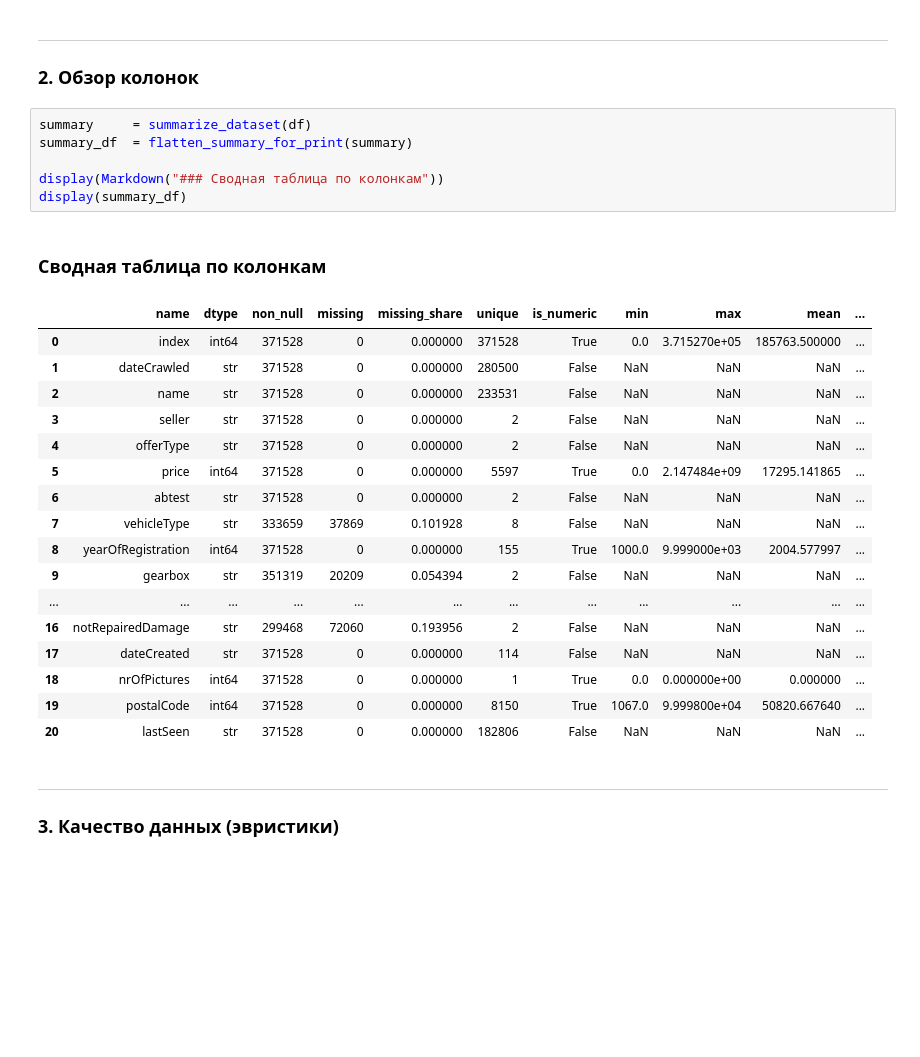
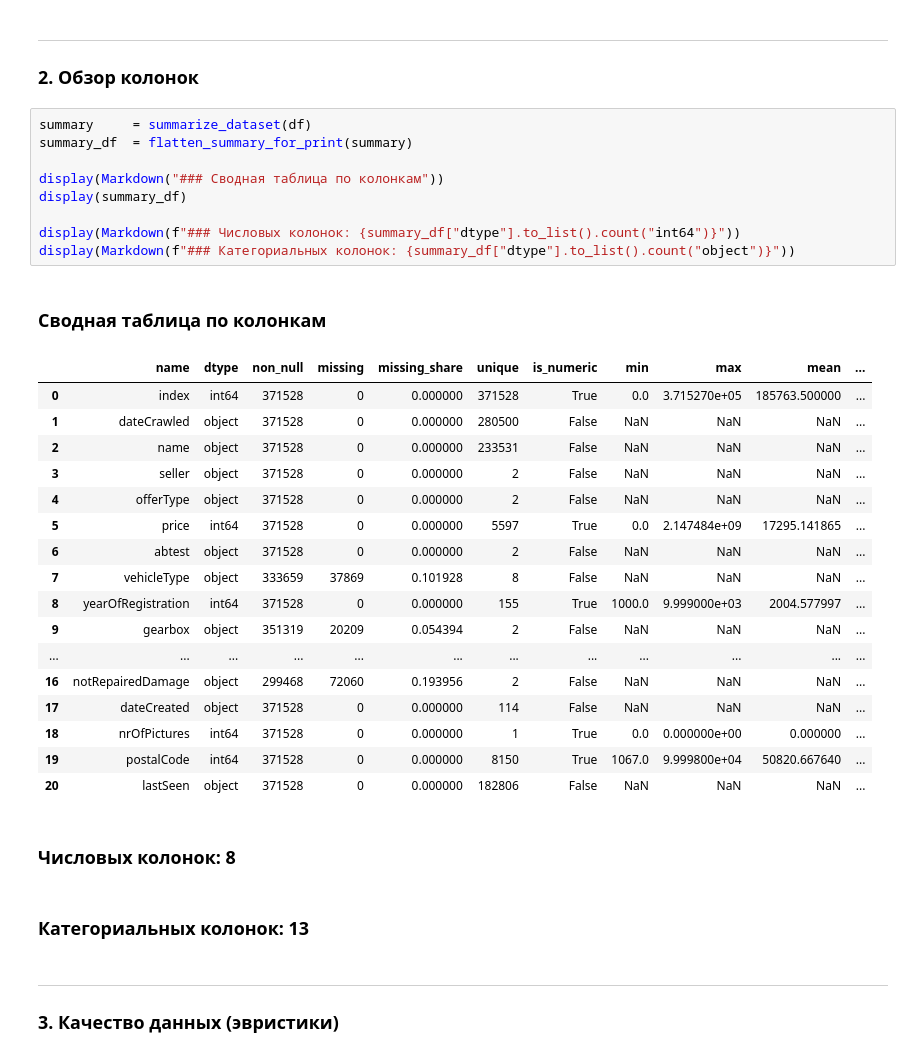
Before and after one commit to rodomanovt/ai-course, a Jupyter notebook: project/notebooks/eda.ipynb, the cells around one changed output. Drawn from its saved outputs; the diff is of its cells as text; blank space fills up the shorter version.

```diff
--- a/project/notebooks/eda.ipynb
+++ b/project/notebooks/eda.ipynb
@@ -334,28 +360,33 @@ df.head()
 # %%
 summary     = summarize_dataset(df)
 summary_df  = flatten_summary_for_print(summary)
 
 display(Markdown("### Сводная таблица по колонкам"))
 display(summary_df)
+
+display(Markdown(f"### Числовых колонок: {summary_df["dtype"].to_list().count("int64")}"))
+display(Markdown(f"### Категориальных колонок: {summary_df["dtype"].to_list().count("object")}"))
 # %% [output]
 ### Сводная таблица по колонкам
 |  | name | dtype | non_null | missing | missing_share | unique | is_numeric | min | max | mean | ... |
 | 0 | index | int64 | 371528 | 0 | 0.000000 | 371528 | True | 0.0 | 3.715270e+05 | 185763.500000 | ... |
-| 1 | dateCrawled | str | 371528 | 0 | 0.000000 | 280500 | False | NaN | NaN | NaN | ... |
-| 2 | name | str | 371528 | 0 | 0.000000 | 233531 | False | NaN | NaN | NaN | ... |
-| 3 | seller | str | 371528 | 0 | 0.000000 | 2 | False | NaN | NaN | NaN | ... |
-| 4 | offerType | str | 371528 | 0 | 0.000000 | 2 | False | NaN | NaN | NaN | ... |
+| 1 | dateCrawled | object | 371528 | 0 | 0.000000 | 280500 | False | NaN | NaN | NaN | ... |
+| 2 | name | object | 371528 | 0 | 0.000000 | 233531 | False | NaN | NaN | NaN | ... |
+| 3 | seller | object | 371528 | 0 | 0.000000 | 2 | False | NaN | NaN | NaN | ... |
+| 4 | offerType | object | 371528 | 0 | 0.000000 | 2 | False | NaN | NaN | NaN | ... |
 | 5 | price | int64 | 371528 | 0 | 0.000000 | 5597 | True | 0.0 | 2.147484e+09 | 17295.141865 | ... |
-| 6 | abtest | str | 371528 | 0 | 0.000000 | 2 | False | NaN | NaN | NaN | ... |
-| 7 | vehicleType | str | 333659 | 37869 | 0.101928 | 8 | False | NaN | NaN | NaN | ... |
+| 6 | abtest | object | 371528 | 0 | 0.000000 | 2 | False | NaN | NaN | NaN | ... |
+| 7 | vehicleType | object | 333659 | 37869 | 0.101928 | 8 | False | NaN | NaN | NaN | ... |
 | 8 | yearOfRegistration | int64 | 371528 | 0 | 0.000000 | 155 | True | 1000.0 | 9.999000e+03 | 2004.577997 | ... |
-| 9 | gearbox | str | 351319 | 20209 | 0.054394 | 2 | False | NaN | NaN | NaN | ... |
+| 9 | gearbox | object | 351319 | 20209 | 0.054394 | 2 | False | NaN | NaN | NaN | ... |
 | ... | ... | ... | ... | ... | ... | ... | ... | ... | ... | ... | ... |
-| 16 | notRepairedDamage | str | 299468 | 72060 | 0.193956 | 2 | False | NaN | NaN | NaN | ... |
-| 17 | dateCreated | str | 371528 | 0 | 0.000000 | 114 | False | NaN | NaN | NaN | ... |
+| 16 | notRepairedDamage | object | 299468 | 72060 | 0.193956 | 2 | False | NaN | NaN | NaN | ... |
+| 17 | dateCreated | object | 371528 | 0 | 0.000000 | 114 | False | NaN | NaN | NaN | ... |
 | 18 | nrOfPictures | int64 | 371528 | 0 | 0.000000 | 1 | True | 0.0 | 0.000000e+00 | 0.000000 | ... |
 | 19 | postalCode | int64 | 371528 | 0 | 0.000000 | 8150 | True | 1067.0 | 9.999800e+04 | 50820.667640 | ... |
-| 20 | lastSeen | str | 371528 | 0 | 0.000000 | 182806 | False | NaN | NaN | NaN | ... |
+| 20 | lastSeen | object | 371528 | 0 | 0.000000 | 182806 | False | NaN | NaN | NaN | ... |
+### Числовых колонок: 8
+### Категориальных колонок: 13
 # %% [markdown]
 ---
 ### 3. Качество данных (эвристики)
```
Also changed, not shown: parts of 17 cells of this notebook, 3 other files.
